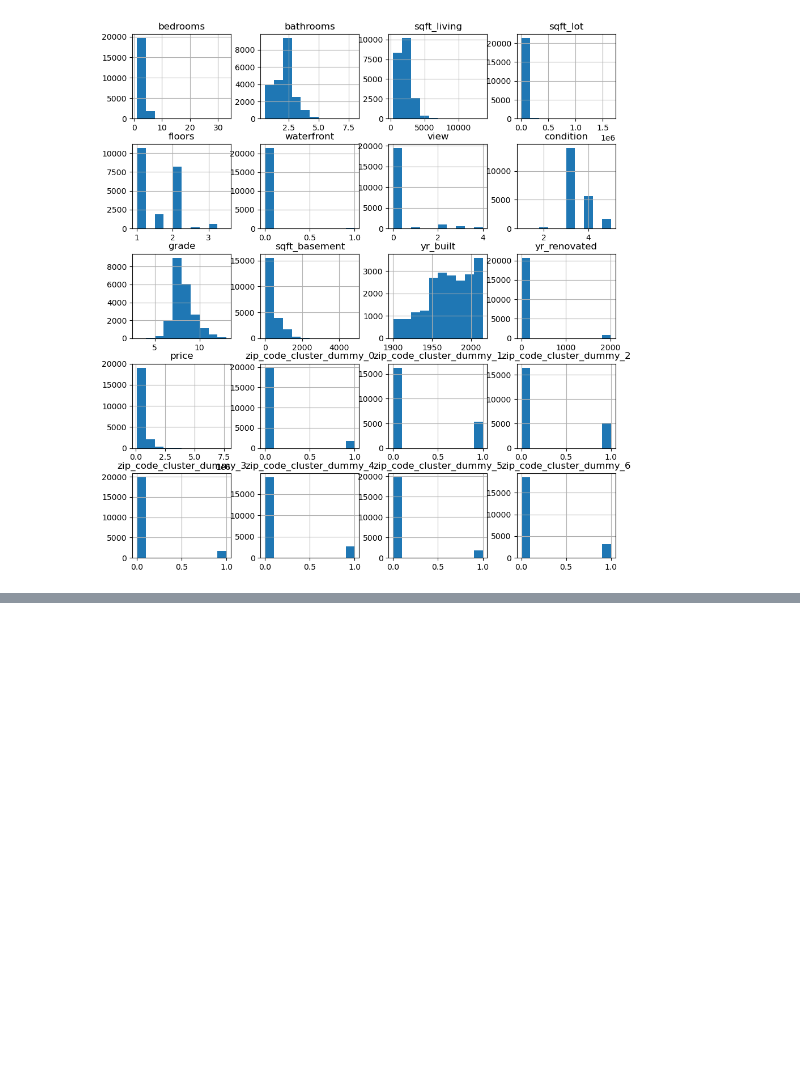
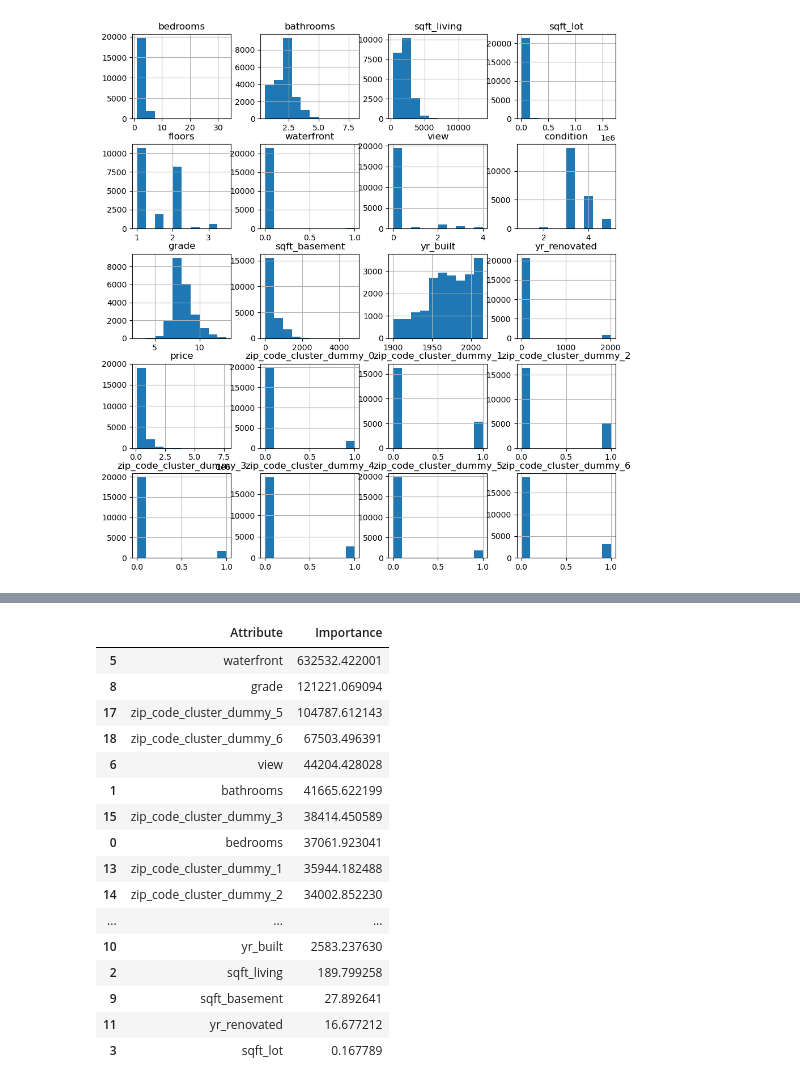
Before and after one commit to mathildemariemonge/Selling-Seattle, a Jupyter notebook: Seattle_ilkay_cleaned_standardscaler_ready.ipynb, the cells around one changed output, grey strips where cells are left out. Cells and saved outputs as stored; diff of their text form; code cells hidden in the pictures; blank space fills up the shorter version.

```diff
--- a/Seattle_ilkay_cleaned_standardscaler_ready.ipynb
+++ b/Seattle_ilkay_cleaned_standardscaler_ready.ipynb
@@ -408,0 +444,25 @@ RMSE:  3763463.7300913106
+# %%
+features_importances = pd.DataFrame(data={
+    'Attribute': X_train.columns,
+    'Importance': abs(lr.coef_.reshape(len(X_train.columns),))
+})
+features_importances = features_importances.sort_values(by='Importance', ascending=False)
+features_importances
+# %% [output]
+|  | Attribute | Importance |
+| 5 | waterfront | 632532.422001 |
+| 8 | grade | 121221.069094 |
+| 17 | zip_code_cluster_dummy_5 | 104787.612143 |
+| 18 | zip_code_cluster_dummy_6 | 67503.496391 |
+| 6 | view | 44204.428028 |
+| 1 | bathrooms | 41665.622199 |
+| 15 | zip_code_cluster_dummy_3 | 38414.450589 |
+| 0 | bedrooms | 37061.923041 |
+| 13 | zip_code_cluster_dummy_1 | 35944.182488 |
+| 14 | zip_code_cluster_dummy_2 | 34002.852230 |
+| ... | ... | ... |
+| 10 | yr_built | 2583.237630 |
+| 2 | sqft_living | 189.799258 |
+| 9 | sqft_basement | 27.892641 |
+| 11 | yr_renovated | 16.677212 |
+| 3 | sqft_lot | 0.167789 |
```
Also changed, not shown: parts of 7 cells of this notebook.
